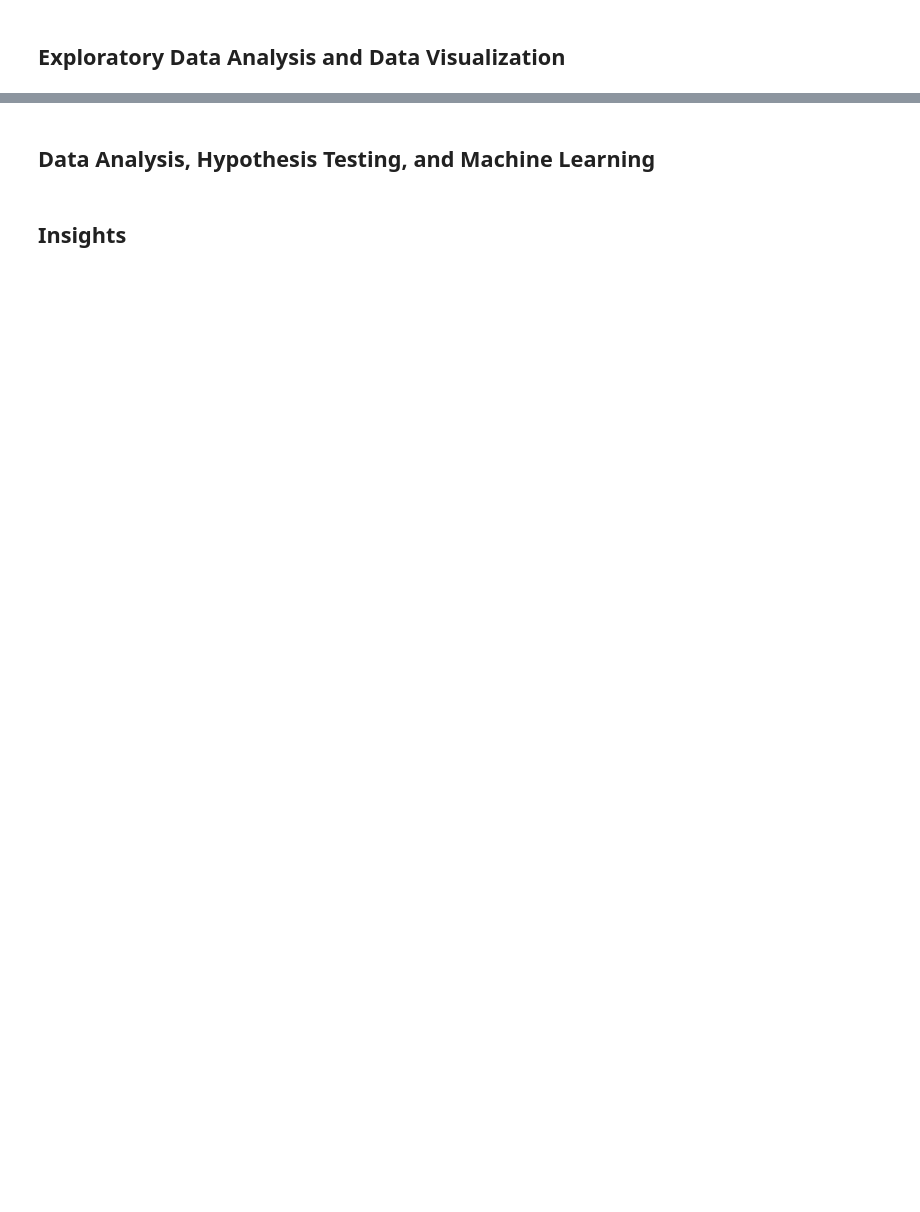
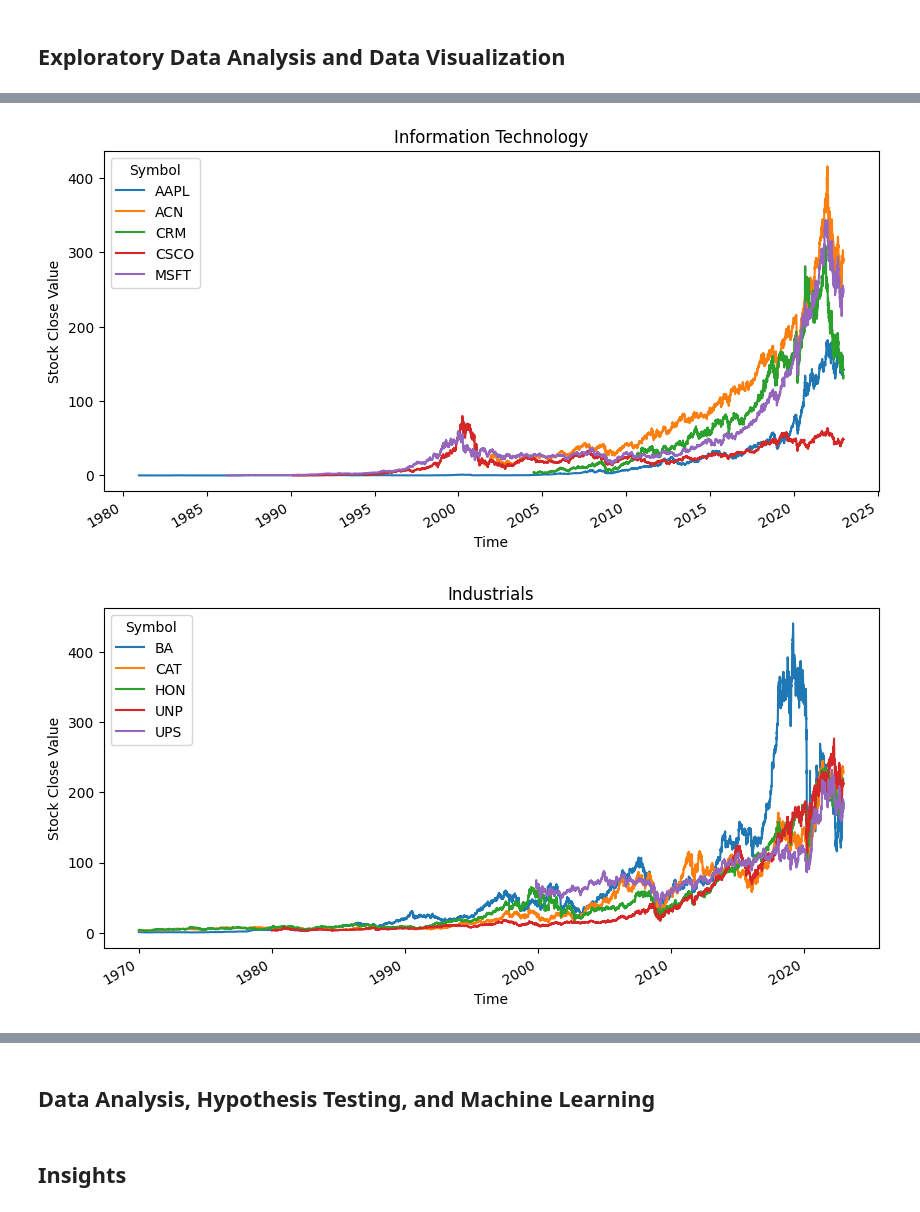
Before and after one commit to melvinrajendran/SP500-Stock-Price-Analysis, a Jupyter notebook: SP500StockPriceAnalysis.ipynb, the cells around one changed output, grey strips where cells are left out. Cells and saved outputs as stored; diff of their text form; code cells hidden in the pictures; blank space fills up the shorter version.

Commit message:
legend for plots

```diff
--- a/SP500StockPriceAnalysis.ipynb
+++ b/SP500StockPriceAnalysis.ipynb
@@ -267,0 +219,12 @@ for sector in top_data['Sector'].unique():
+# %%
+# Generate plot for each sector
+for sector in top_data['Sector'].unique():
+    # Get data for this sector
+    sector_data = top_data[top_data['Sector'] == sector]
+    # Reshape data for plotting purpose
+    sec_as_row = sector_data.pivot(index='Date', columns='Symbol', values='Close')
+    # Generate plot
+    sec_as_row.plot(title=sector, legend=True, xlabel="Time", ylabel="Stock Close Value", figsize=(10,5))
+# %% [output]
+[figure, added]
+[figure, added]
```
Also changed, not shown: parts of 2 cells of this notebook.
